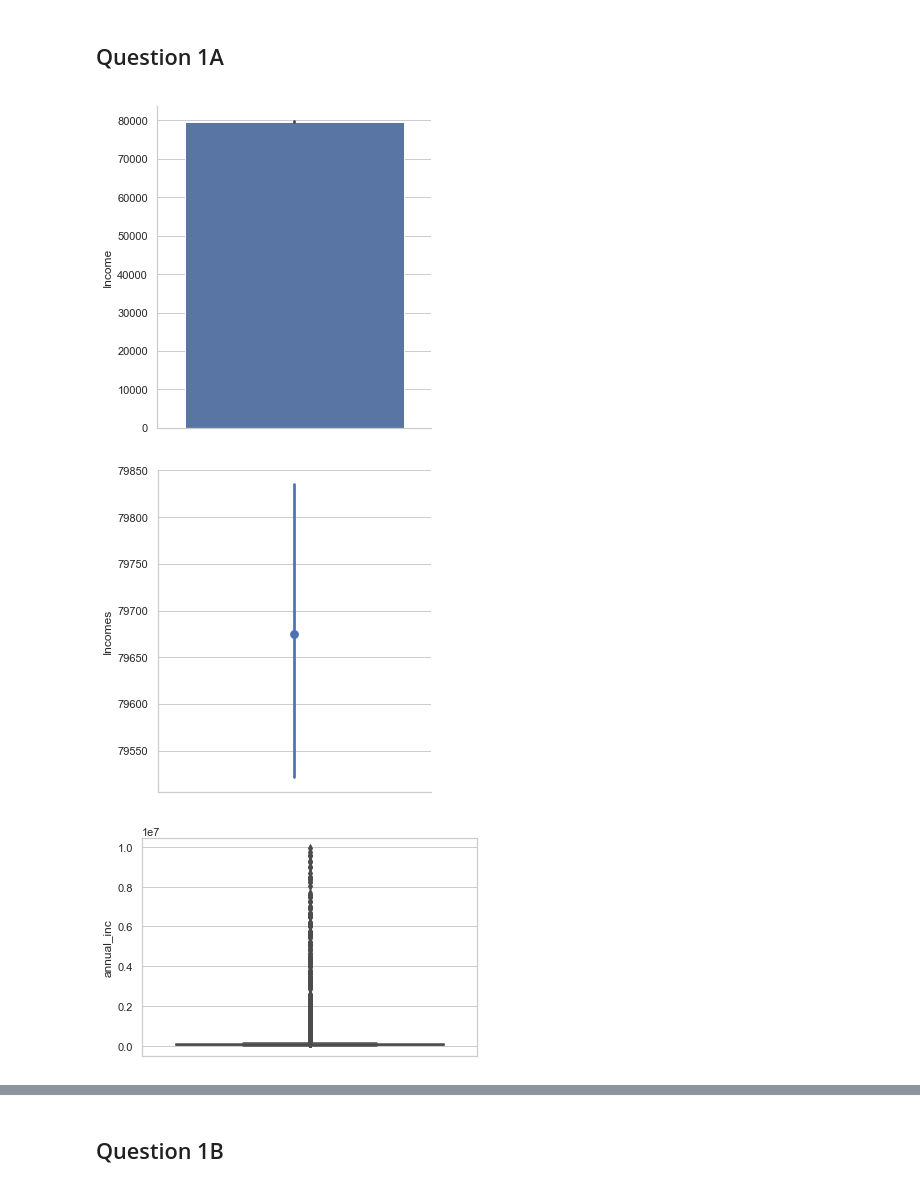
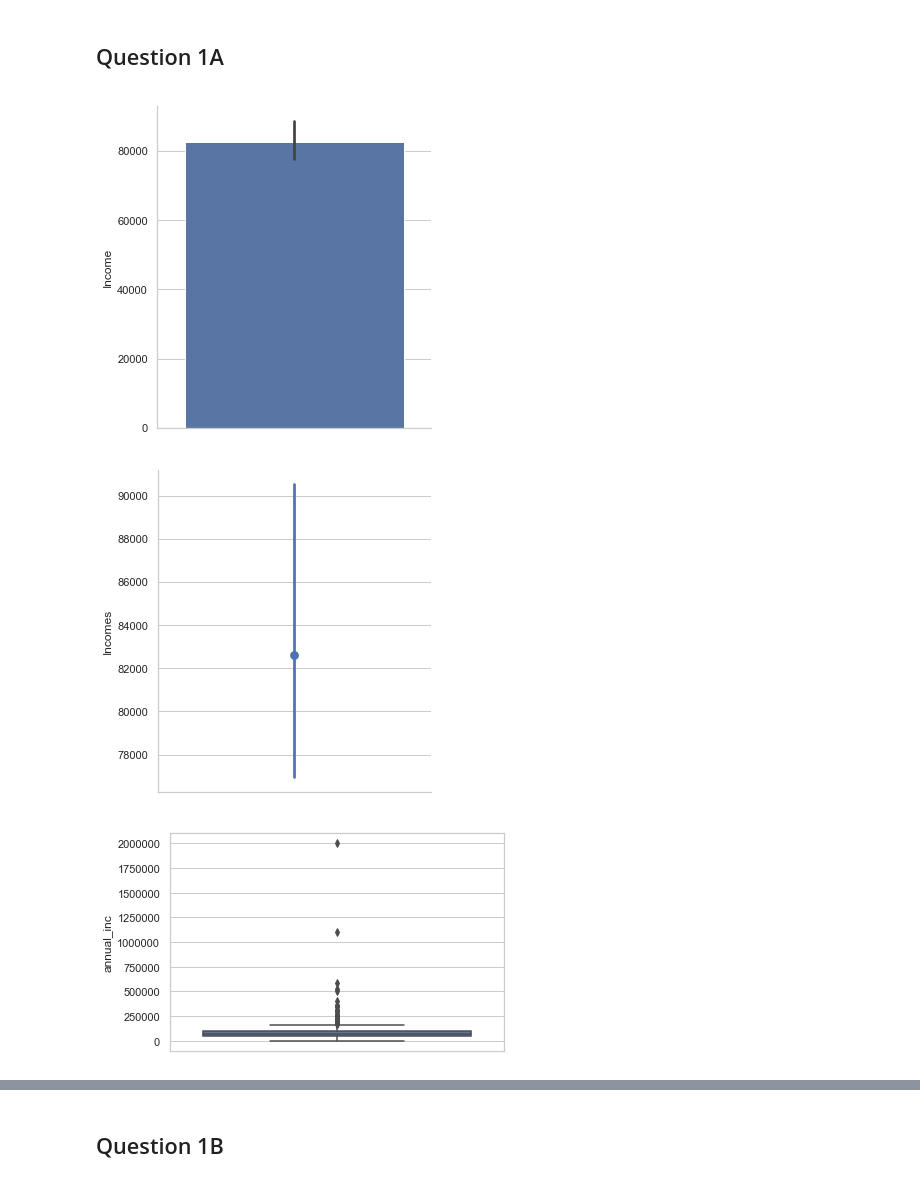
Before and after one commit to danehooker/Thinkful-Projects, a Jupyter notebook: Module 12-2.ipynb, the cells around one changed output, grey strips where cells are left out. Drawn from its saved outputs; the diff is of its cells as text; code cells hidden in the pictures.

```diff
--- a/Module 12-2.ipynb
+++ b/Module 12-2.ipynb
@@ -6,3 +6,4 @@ import seaborn as sns
 %matplotlib inline
 # %%
 df = pd.read_csv('loan.csv', low_memory=False)
+df1000 = df.sample(1000)
@@ -10,20 +19,20 @@ df = pd.read_csv('loan.csv', low_memory=False)
 ## Question 1A
 # %%
 sns.set(style='whitegrid')
-g = sns.catplot(y='annual_inc', data=df, kind='bar')
+g = sns.catplot(y='annual_inc', data=df1000, kind='bar')
 g.set_ylabels('Income')
 plt.show()
 # %% [output]
-[figure, old version]
+[figure, new version]
 # %%
-g = sns.catplot(y='annual_inc', kind='point',ci=95, data=df)
+g = sns.catplot(y='annual_inc', kind='point',ci=98, data=df1000)
 g.set_ylabels('Incomes')
 plt.show()
 # %% [output]
-[figure, old version]
+[figure, new version]
 # %%
-g = sns.boxplot(y='annual_inc', data=df)
+g = sns.boxplot(y='annual_inc', data=df1000)
 plt.show()
 # %% [output]
-[figure, old version]
+[figure, new version]
 # %%
```
Also changed, not shown: parts of 13 cells of this notebook.
